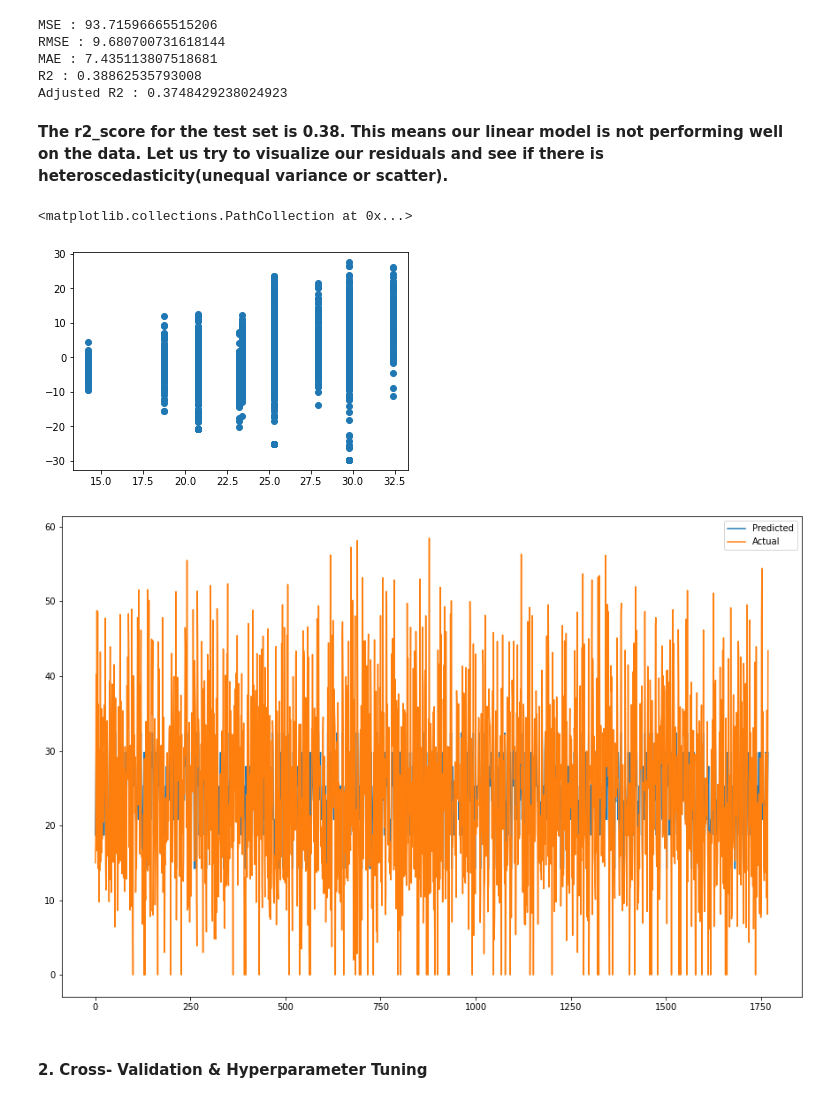
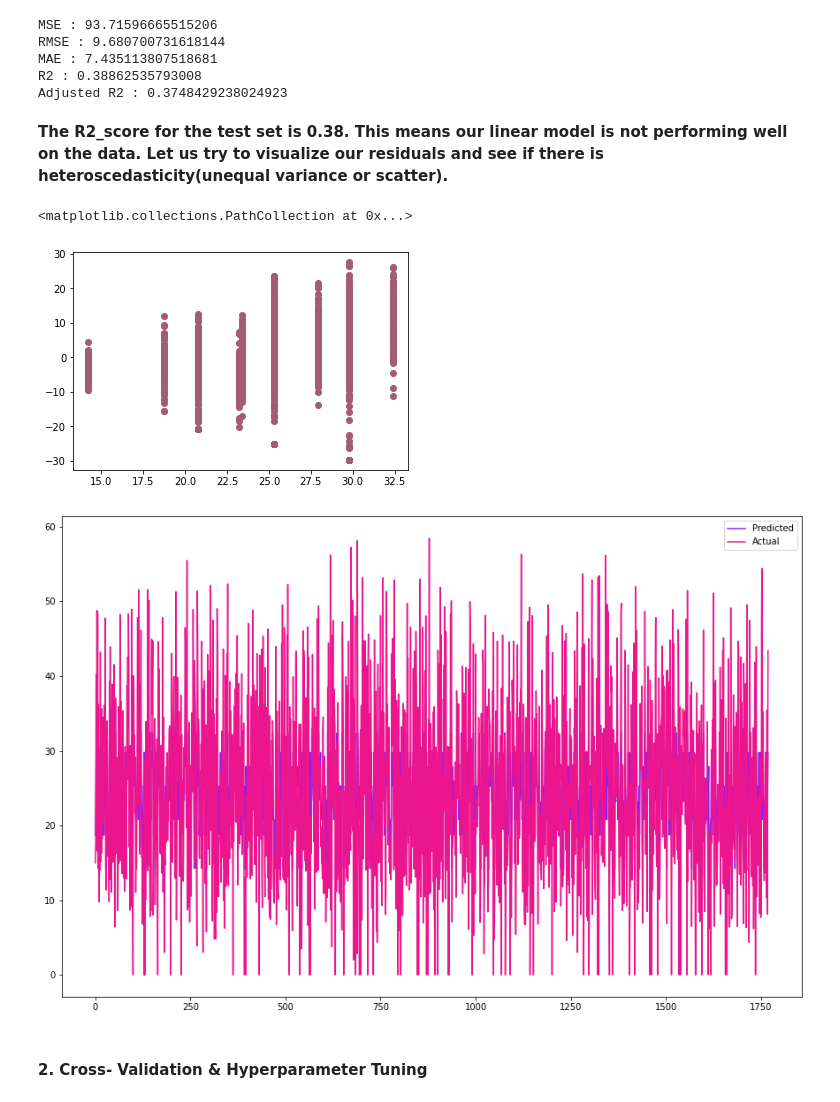
Before and after one commit to divyakedia/Rented-Bike-Demand-Prediction-Seoul-, a Jupyter notebook: Bike_Prediction_Demand_Capstone_Project.ipynb, the cells around one changed output. Saved outputs shown, nothing was run; the diff lists cells and outputs as text; code cells hidden in the pictures.

```diff
--- a/Bike_Prediction_Demand_Capstone_Project.ipynb
+++ b/Bike_Prediction_Demand_Capstone_Project.ipynb
@@ -125,7 +125,7 @@ drive.mount('/content/drive')
 # %% [output]
 Drive already mounted at /content/drive; to attempt to forcibly remount, call drive.mount("/content/drive", force_remount=True).
 # %%
-df = pd.read_csv('/content/drive/MyDrive/Regression Capstone Project/SeoulBikeData.csv',encoding = "ISO-8859-1")
+df = pd.read_csv('/content/drive/MyDrive/ml regression project bike sharing  data/SeoulBikeData.csv',encoding = "ISO-8859-1")
 # %% [markdown]
 ### Dataset First View
 # %%
@@ -1670,7 +1610,7 @@ MAE : 7.435113807518681
 R2 : 0.38862535793008
 Adjusted R2 : 0.3748429238024923
 # %% [markdown]
-**The r2_score for the test set is 0.38. This means our linear model is  not performing well on the data. Let us try to visualize our residuals and see if there is heteroscedasticity(unequal variance or scatter).**
+**The R2_score for the test set is 0.38. This means our linear model is  not performing well on the data. Let us try to visualize our residuals and see if there is heteroscedasticity(unequal variance or scatter).**
 # %%
 # storing the test set metrics value in a dataframe for later comparison
 dict2={'Model':'Lasso regression ',
@@ -1683,19 +1623,19 @@ dict2={'Model':'Lasso regression ',
 test_df=test_df.append(dict2,ignore_index=True)
 # %%
 ### Heteroscadacity
-plt.scatter((y_pred_test_lasso),(y_test-y_pred_test_lasso))
+plt.scatter((y_pred_test_lasso),(y_test-y_pred_test_lasso), color = "#a35c74")
 # %% [output]
 <matplotlib.collections.PathCollection at 0x...>
-[figure, old version]
+[figure, new version]
 # %%
 #Plot the figure
 plt.figure(figsize=(15,10))
-plt.plot(np.array(y_pred_test_lasso))
-plt.plot(np.array((y_test)))
+plt.plot(np.array(y_pred_test_lasso),color = "#8120f7")
+plt.plot(np.array((y_test)), color = "#eb158e")
 plt.legend(["Predicted","Actual"])
 plt.show()
 # %% [output]
-[figure, old version]
+[figure, new version]
 # %% [markdown]
 #### 2. Cross- Validation & Hyperparameter Tuning
 # %%
```
Also changed, not shown: parts of 145 cells of this notebook.
